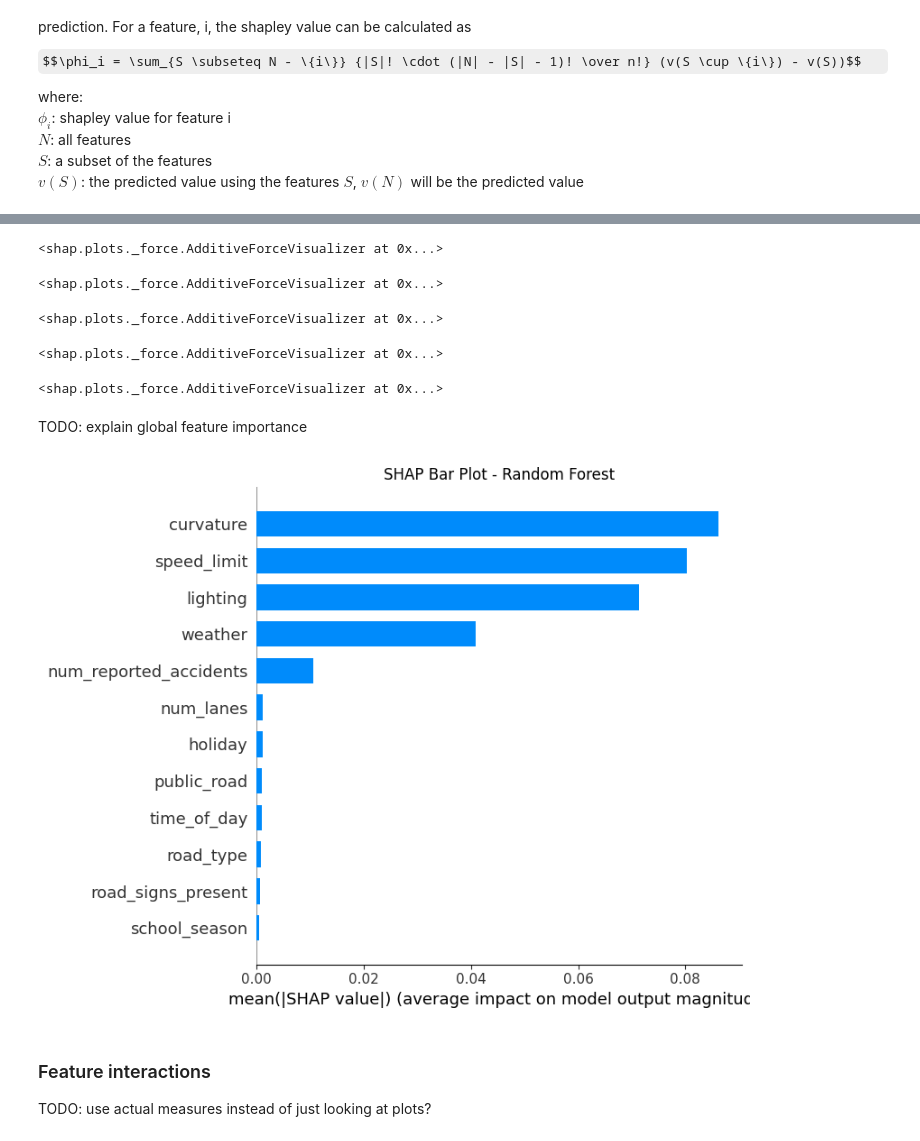
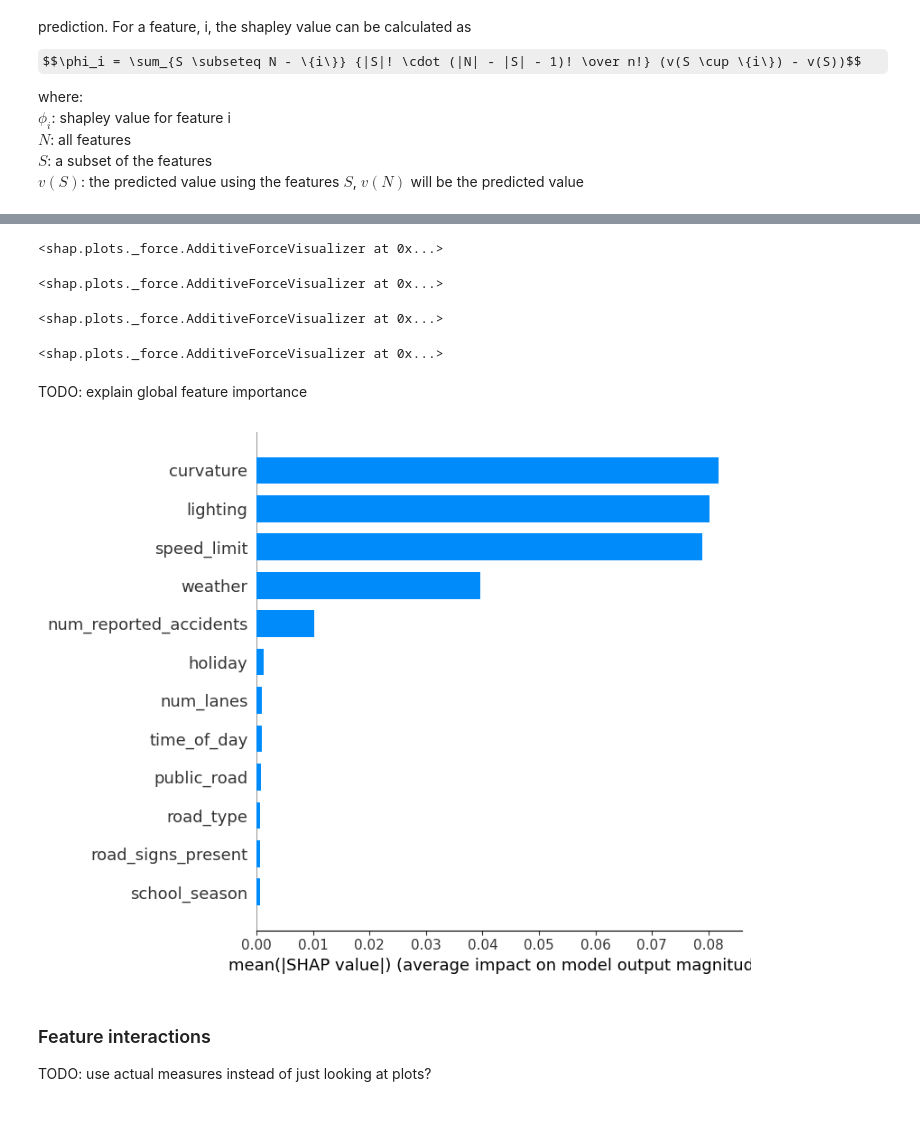
Before and after one commit to brag-v/ai-industry-project, a Jupyter notebook: src/main.ipynb, the cells around one changed output, grey strips where cells are left out. Drawn from its saved outputs; the diff is of its cells as text; code cells hidden in the pictures; some formulas as TeX source.

Commit message:
improve shap section, move some util functions to main

```diff
--- a/src/main.ipynb
+++ b/src/main.ipynb
@@ -529,4 +532,12 @@ $N$: all features\
 $S$: a subset of the features\
 $v(S)$: the predicted value using the features $S$, $v(N)$ will be the predicted value
 # %%
-explainer_rf, shap_values_rf = util.calculate_shap_values(rf_model, X_val[:100], 'tree')
+import shap
+shap.initjs()
+
+X_sample = X_val.sample(300)
+
+explainer = shap.TreeExplainer(rf_model)
+shap_values = explainer.shap_values(X_sample)
+
+shap_values.shape
@@ -533,18 +547,23 @@ explainer_rf, shap_values_rf = util.calculate_shap_values(rf_model, X_val[:100],
 # %%
-util.plot_random_force_plots(explainer_rf, shap_values_rf, X_val, 5)
+for i in random.sample(range(len(shap_values)), 4):
+    display(shap.plots.force(
+        explainer.expected_value,
+        shap_values[i],
+        X_val.iloc[i],
+        feature_names=X_val.columns
+    ))
 # %% [output]
 <shap.plots._force.AdditiveForceVisualizer at 0x...>
 <shap.plots._force.AdditiveForceVisualizer at 0x...>
 <shap.plots._force.AdditiveForceVisualizer at 0x...>
 <shap.plots._force.AdditiveForceVisualizer at 0x...>
-<shap.plots._force.AdditiveForceVisualizer at 0x...>
 # %% [markdown]
 TODO: explain global feature importance
 # %%
 
-util.plot_shap_summary(shap_values_rf, X_val[:100], "Random Forest", plot_type="bar")
+shap.summary_plot(shap_values, X_sample, plot_type="bar")
 # %% [output]
-[figure, old version]
+[figure, new version]
 # %% [markdown]
 ### Feature interactions
 
```
Also changed, not shown: parts of 7 cells of this notebook, 1 other file.
